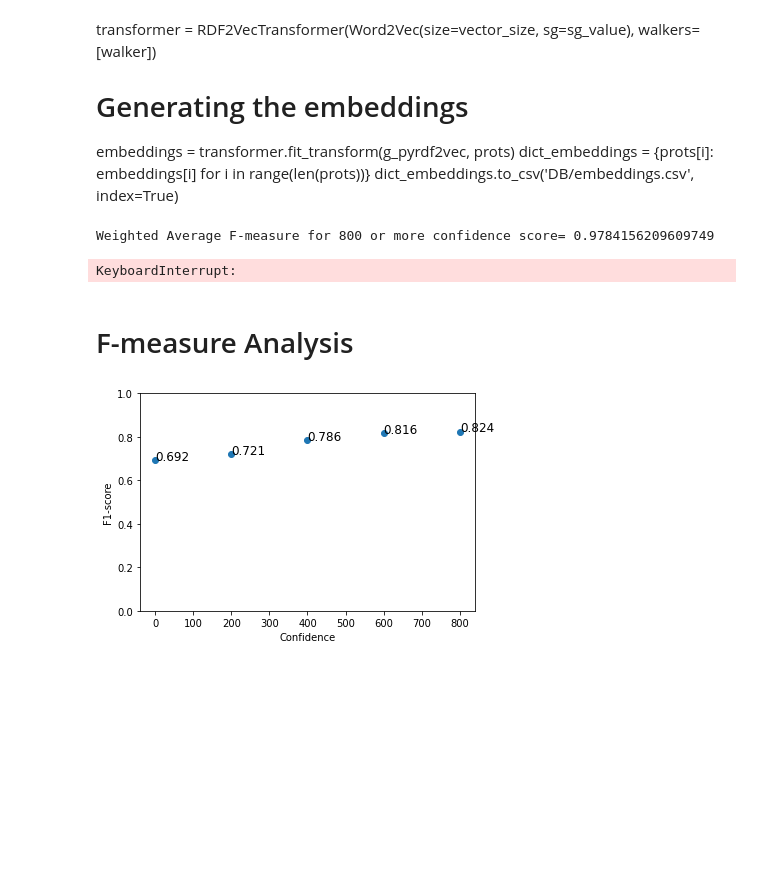
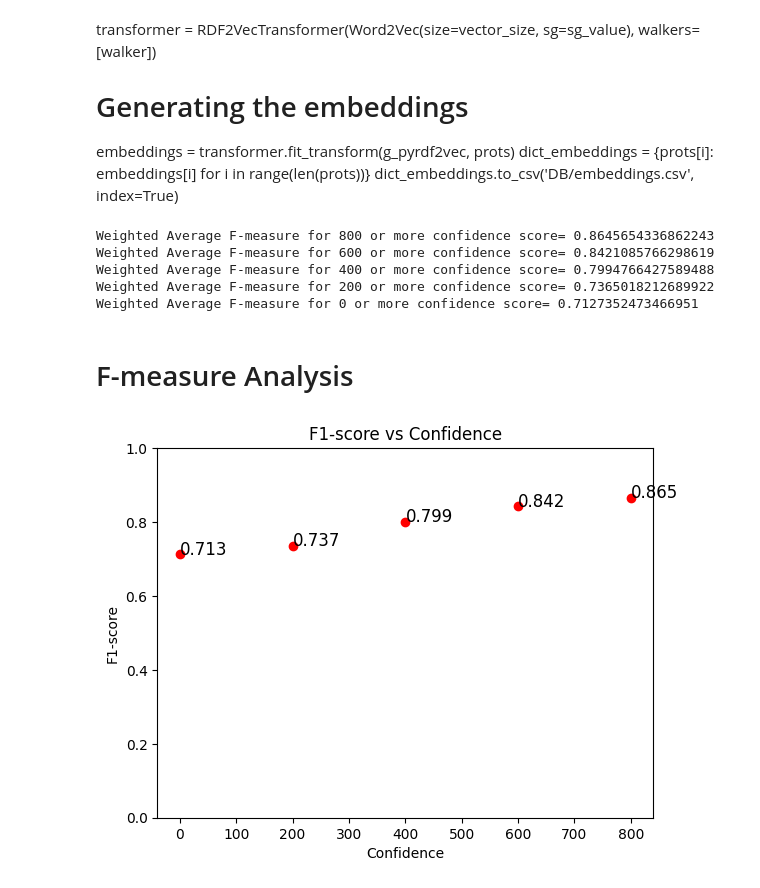
Before and after one commit to andre279m/UncertaintyInML, a Jupyter notebook: newerTest/test3_11.ipynb, the cells around one changed output. Cells and saved outputs as stored; diff of their text form; code cells hidden in the pictures; blank space fills up the shorter version.

```diff
--- a/newerTest/test3_11.ipynb
+++ b/newerTest/test3_11.ipynb
@@ -310,10 +320,10 @@ for i in range(800, -1, -200):
         pairs_prots.append(('https://string-db.org/network/' + d[0],'https://string-db.org/network/' + d[1], 1))
 
     # Withou semantic similarity
-    #negative_pairs_prots = random.sample(all_negative_pairs_prots, len(pairs_prots))
+    negative_pairs_prots = random.sample(all_negative_pairs_prots, len(pairs_prots))
 
     # With semantic similarity
-    negative_pairs_prots = all_negative_pairs_prots[:len(pairs_prots)]
+    #negative_pairs_prots = all_negative_pairs_prots[:len(pairs_prots)]
 
     # Generating pair representations using hadamard operator # other possibilities are concatenation, wl-1 or wl-2
     X, y = [], []
@@ -354,29 +364,45 @@ for i in range(800, -1, -200):
 
     f1_mean = np.mean(f1)
 
-    f1_results[i] = f1_mean
+    f1_min_mean_max =[np.min(f1), f1_mean, np.max(f1)]
+
+    f1_results[i] = f1_min_mean_max
 
     # Printing performance metrics
     print('Weighted Average F-measure for ' + str(i) + ' or more confidence score= ' + str(f1_mean))
 # %% [output]
-Weighted Average F-measure for 800 or more confidence score= 0.9784156209609749
+Weighted Average F-measure for 800 or more confidence score= 0.8645654336862243
+Weighted Average F-measure for 600 or more confidence score= 0.8421085766298619
+Weighted Average F-measure for 400 or more confidence score= 0.7994766427589488
+Weighted Average F-measure for 200 or more confidence score= 0.7365018212689922
+Weighted Average F-measure for 0 or more confidence score= 0.7127352473466951
-KeyboardInterrupt:
 # %% [markdown]
 # F-measure Analysis
 # %%
 f1_x = list(f1_results.keys())
-f1_y = list(f1_results.values())
+f1_y = [f1_results[i][1] for i in f1_results.keys()]
 
-plt.scatter(f1_x,f1_y)
+#plt.scatter(f1_x,f1_y)
+y_errormin = [(np.abs(f1_results[i][1] - f1_results[i][0])) for i in f1_results.keys()]
+y_errormax = [(np.abs(f1_results[i][2] - f1_results[i][1])) for i in f1_results.keys()]
+
+y_error = [y_errormin, y_errormax]
+
+plt.errorbar(f1_x, f1_y,
+
+             yerr=y_error,
+
+             fmt='o', color="r")
+
 plt.xlabel('Confidence')
 plt.ylabel('F1-score')
 plt.ylim(0,1)
 plt.title('F1-score vs Confidence')
 
 #use for loop to add annotations to each point in plot
 for i, txt in enumerate(f1_y):
     plt.annotate(round(txt,3), (f1_x[i]+.25, f1_y[i]), fontsize=12)
 
 plt.show()
 # %% [output]
-[figure, old version]
+[figure, new version]
```
Also changed, not shown: parts of 5 cells of this notebook.
